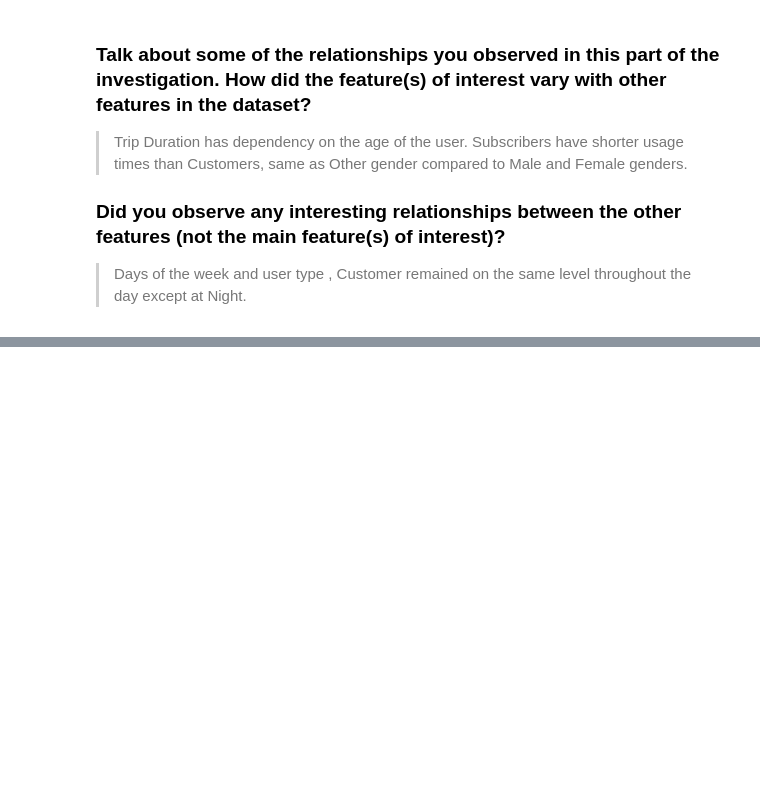
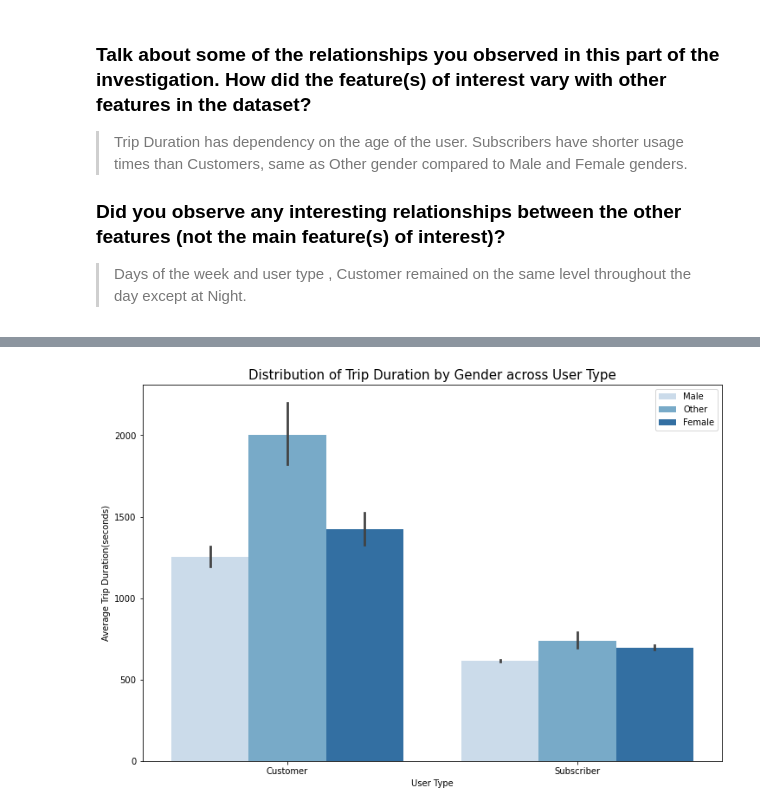
Before and after one commit to SofiyahElemide/Udacity-Projects, a Jupyter notebook: FordGoBike Part 1.ipynb, the cells around one changed output, grey strips where cells are left out. Saved outputs shown, nothing was run; the diff lists cells and outputs as text; code cells hidden in the pictures; blank space fills up the shorter version.

```diff
--- a/FordGoBike Part 1.ipynb
+++ b/FordGoBike Part 1.ipynb
@@ -843,0 +908,9 @@ Like earlier, 'Other' is widely distributed across the trip duration axis, hence
+# %%
+plt.figure(figsize = (12,8))
+sb.barplot(data = bike_cp, x = 'user_type', y = 'duration_sec', hue = 'member_gender', palette = 'Blues');
+plt.xlabel('User Type')
+plt.ylabel('Average Trip Duration(seconds)')
+plt.title('Distribution of Trip Duration by Gender across User Type', fontsize = 15)
+plt.legend();
+# %% [output]
+[figure, added]
```
Also changed, not shown: parts of 16 cells of this notebook.
